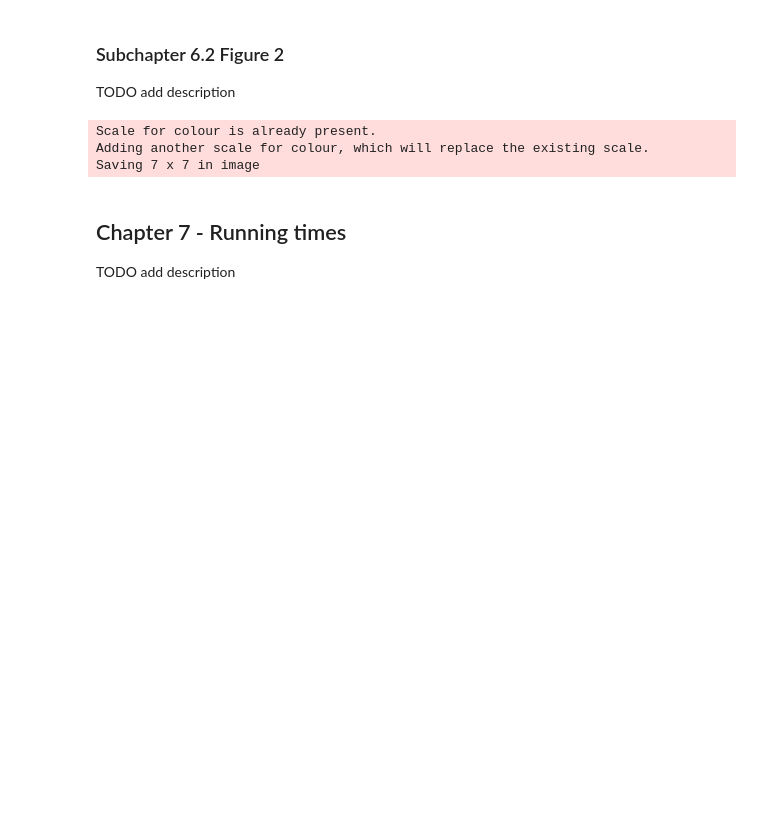
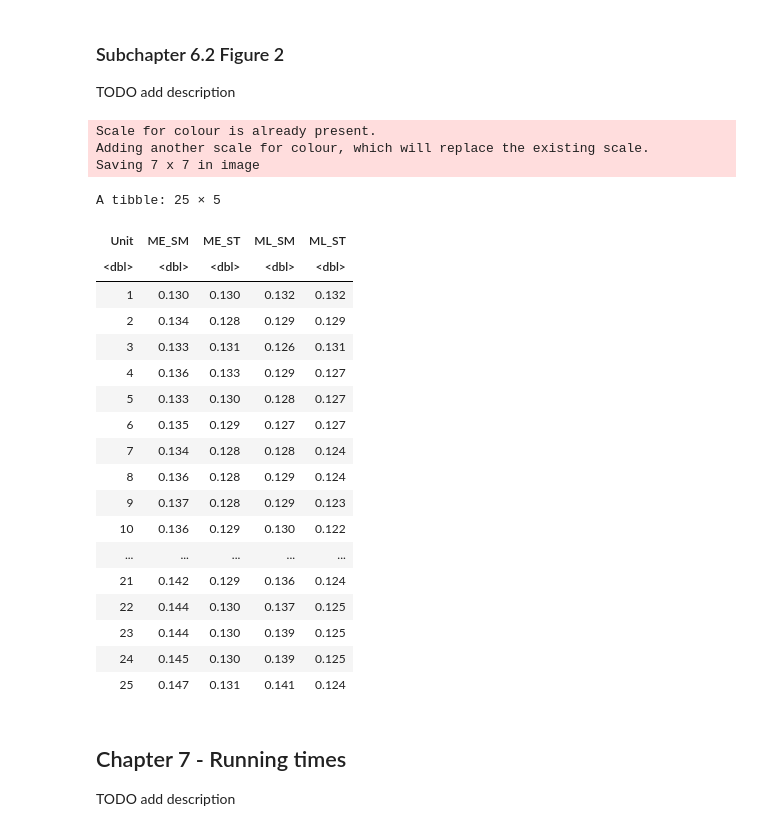
Before and after one commit to alessiovignoli/paralogs-nf, a Jupyter notebook: analysis/simulated_data.ipynb, the cells around one changed output. Cells and saved outputs as stored; diff of their text form; code cells hidden in the pictures; blank space fills up the shorter version.

Commit message:
added supplementary table for figure 2 with sd values

```diff
--- a/analysis/simulated_data.ipynb
+++ b/analysis/simulated_data.ipynb
@@ -613,6 +613,62 @@ ggsave(filename = "figures/RF_lineplot_figure2.png", plot = p, dpi = "retina")
 Scale for colour is already present.
 Adding another scale for colour, which will replace the existing scale.
 Saving 7 x 7 in image
+# %%
+# supplementary data for sd of figure2
+
+# Load the necessary data
+# Reading in average RF values between reference big tree ME/ML from a file computed in chapter 5.
+df_bigtree_ME = read.table("tables/paralog_ME_vs_true_tree.tsv", header=F)
+df_bigtree_ML = read.table("tables/paralog_ML_vs_true_tree.tsv", header=F)
+rf_df_bigtree_ME_sd = apply(df_bigtree_ME, 2, sd)
+rf_df_bigtree_ML_sd = apply(df_bigtree_ML, 2, sd)
+
+# Reading in average RF values between reference supermatrix and supertree
+df_new = read.table("../analysis/tables/avg_RF_between_ref_supermatrix_and_supertree.tsv", header = TRUE)
+
+# Calculate column-wise sd of the loaded data
+rf_df_new_sd = apply(df_new, 2, sd)
+
+# Convert to a data frame with columns: METHOD, UNIT, VALUE
+rf_df_new_sd_table = data.frame(
+  Key = names(rf_df_new_sd),
+  Value = unlist(rf_df_new_sd)
+) %>%
+  separate(Key, into = c("Method", "Unit"), sep = "_unit_", remove = FALSE) %>%
+  mutate(Unit = as.numeric(Unit))
+
+# Pivot to the desired format
+result_rf_df_new_sd_table = rf_df_new_sd_table %>%
+  select(Method, Unit, Value) %>%
+  pivot_wider(names_from = Method, values_from = Value)
+
+# round to two digits
+result_rf_df_new_sd_table = result_rf_df_new_sd_table %>%
+  mutate(across(-Unit, ~ round(.x, 3)))
+
+# Print and save resultng table
+result_rf_df_new_sd_table
+write.table(result_rf_df_new_sd_table, file="tables/figure2_supplementary_table_RF_sd_per_unit_method.tsv", quote=FALSE, sep="\t", row.names=FALSE)
+# %% [output]
+A tibble: 25 × 5
+| Unit | ME_SM | ME_ST | ML_SM | ML_ST |
+| <dbl> | <dbl> | <dbl> | <dbl> | <dbl> |
+| 1 | 0.130 | 0.130 | 0.132 | 0.132 |
+| 2 | 0.134 | 0.128 | 0.129 | 0.129 |
+| 3 | 0.133 | 0.131 | 0.126 | 0.131 |
+| 4 | 0.136 | 0.133 | 0.129 | 0.127 |
+| 5 | 0.133 | 0.130 | 0.128 | 0.127 |
+| 6 | 0.135 | 0.129 | 0.127 | 0.127 |
+| 7 | 0.134 | 0.128 | 0.128 | 0.124 |
+| 8 | 0.136 | 0.128 | 0.129 | 0.124 |
+| 9 | 0.137 | 0.128 | 0.129 | 0.123 |
+| 10 | 0.136 | 0.129 | 0.130 | 0.122 |
+| ... | ... | ... | ... | ... |
+| 21 | 0.142 | 0.129 | 0.136 | 0.124 |
+| 22 | 0.144 | 0.130 | 0.137 | 0.125 |
+| 23 | 0.144 | 0.130 | 0.139 | 0.125 |
+| 24 | 0.145 | 0.130 | 0.139 | 0.125 |
+| 25 | 0.147 | 0.131 | 0.141 | 0.124 |
 # %% [markdown]
 <a id="chapter-7-Running-times"></a>
 
```
Also changed, not shown: parts of 1 cell of this notebook, 2 other files.
